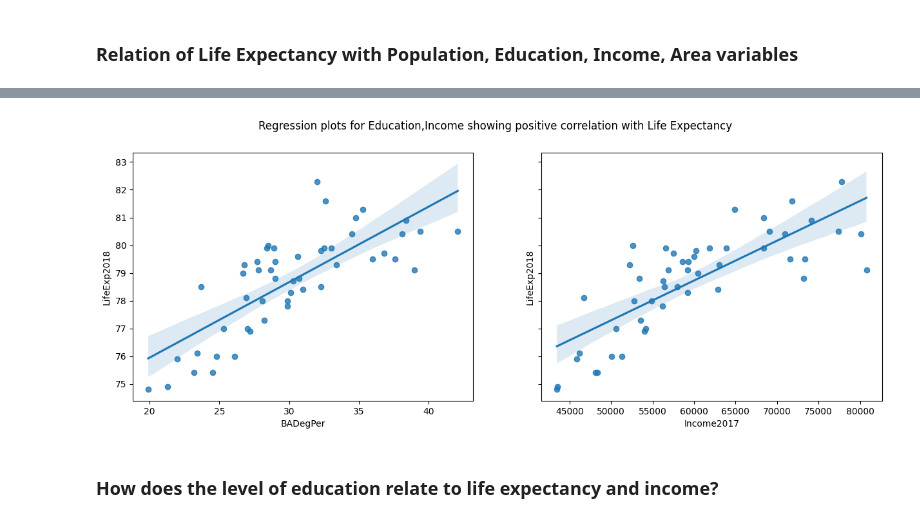
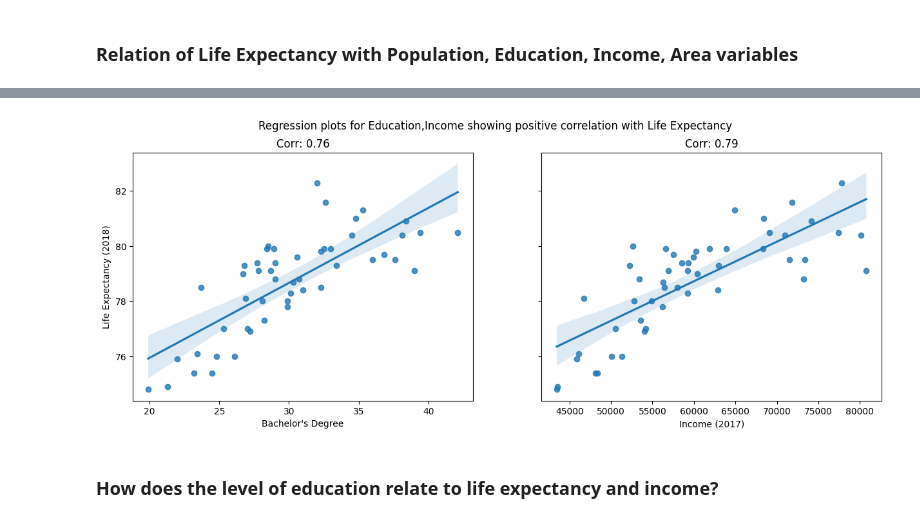
Before and after one commit to pallabee/Demographic-Data-Analysis, a Jupyter notebook: visualize_relationships.ipynb, the cells around one changed output, grey strips where cells are left out. Saved outputs shown, nothing was run; the diff lists cells and outputs as text; code cells hidden in the pictures.

```diff
--- a/visualize_relationships.ipynb
+++ b/visualize_relationships.ipynb
@@ -111,11 +117,15 @@ plt.show()
 # %%
 fig, axes = plt.subplots(1,2, figsize=(15, 5), sharey=True)
 fig.suptitle('Regression plots for Education,Income showing positive correlation with Life Expectancy')
 sns.regplot(ax=axes[0], data=df, x = "BADegPer", y = "LifeExp2018");
-sns.regplot(ax=axes[1], data=df, x = "Income2017", y = "LifeExp2018");
+axes[0].set_title("Corr: {:.2f}".format(corr["LifeExp2018"]["BADegPer"]))
+axes[0].set(xlabel="Bachelor's Degree", ylabel="Life Expectancy (2018)")
+sns.regplot(ax=axes[1], data=df, x = "Income2017", y = "LifeExp2018")
+axes[1].set_title("Corr: {:.2f}".format(corr["LifeExp2018"]["Income2017"]))
+axes[1].set(xlabel="Income (2017)", ylabel="")
 plt.show()
 # %% [output]
-[figure, old version]
+[figure, new version]
 # %% [markdown]
 ### How does the level of education relate to life expectancy and income?
 # %%
```
Also changed, not shown: parts of 3 cells of this notebook.
